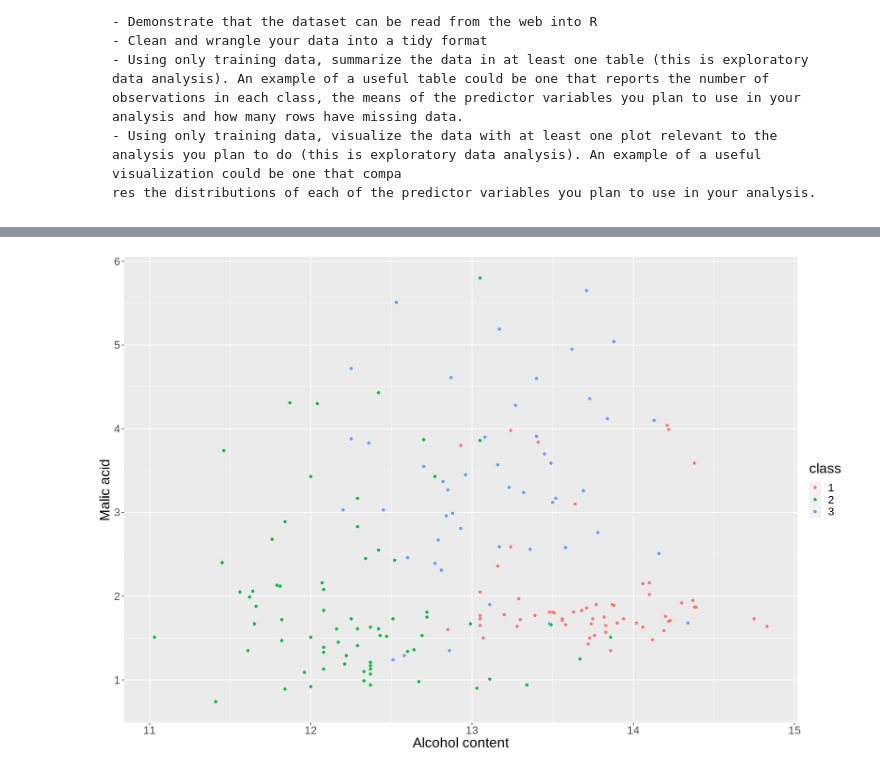
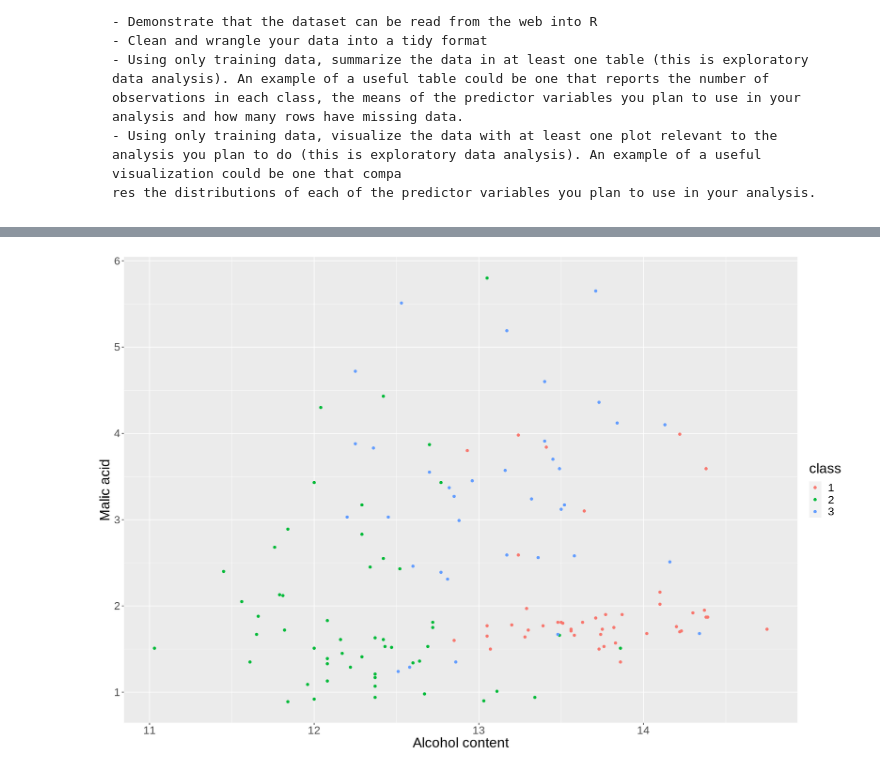
Before and after one commit to a-nguyen-1/DSCI100Project-Group117, a Jupyter notebook: gpp-Anne.ipynb, the cells around one changed output, grey strips where cells are left out. Drawn from its saved outputs; the diff is of its cells as text; code cells hidden in the pictures.

Commit message:
Add more analysis
Split into training and testing data. Performed summary statistics on training data and created a visualizing two predictors.

```diff
--- a/gpp-Anne.ipynb
+++ b/gpp-Anne.ipynb
@@ -45,7 +37,9 @@ A tibble: 178 × 14
 | 3 | 13.17 | 2.59 | 2.37 | 20.0 | 120 | 1.65 | 0.68 | ... |
 | 3 | 14.13 | 4.10 | 2.74 | 24.5 | 96 | 2.05 | 0.76 | ... |
 # %%
-wine_means <- wine_data |>
-    summarise(across(alcohol:proline, mean, na.rm = TRUE))
-wine_means
+wine_split <- initial_split(wine_data, prop = 0.75, strata = class)
+wine_training <- training(wine_split)
+wine_testing <- testing(wine_split)
+wine_training
+wine_testing
 # %% [output]
@@ -56,11 +116,11 @@ A tibble: 1 × 13
 # %%
 
 options(repr.plot.width = 15, repr.plot.height = 10)
-wine_plot <- wine_data |>
+wine_plot <- wine_training |>
     ggplot(aes(x = alcohol, y = malic.acid, colour = class)) +
     geom_point() +
 labs(x = "Alcohol content", y = "Malic acid") +
     theme(text = element_text(size = 20))
 wine_plot
 # %% [output]
-[figure, old version]
+[figure, new version]
```
Also changed, not shown: parts of 4 cells of this notebook.
